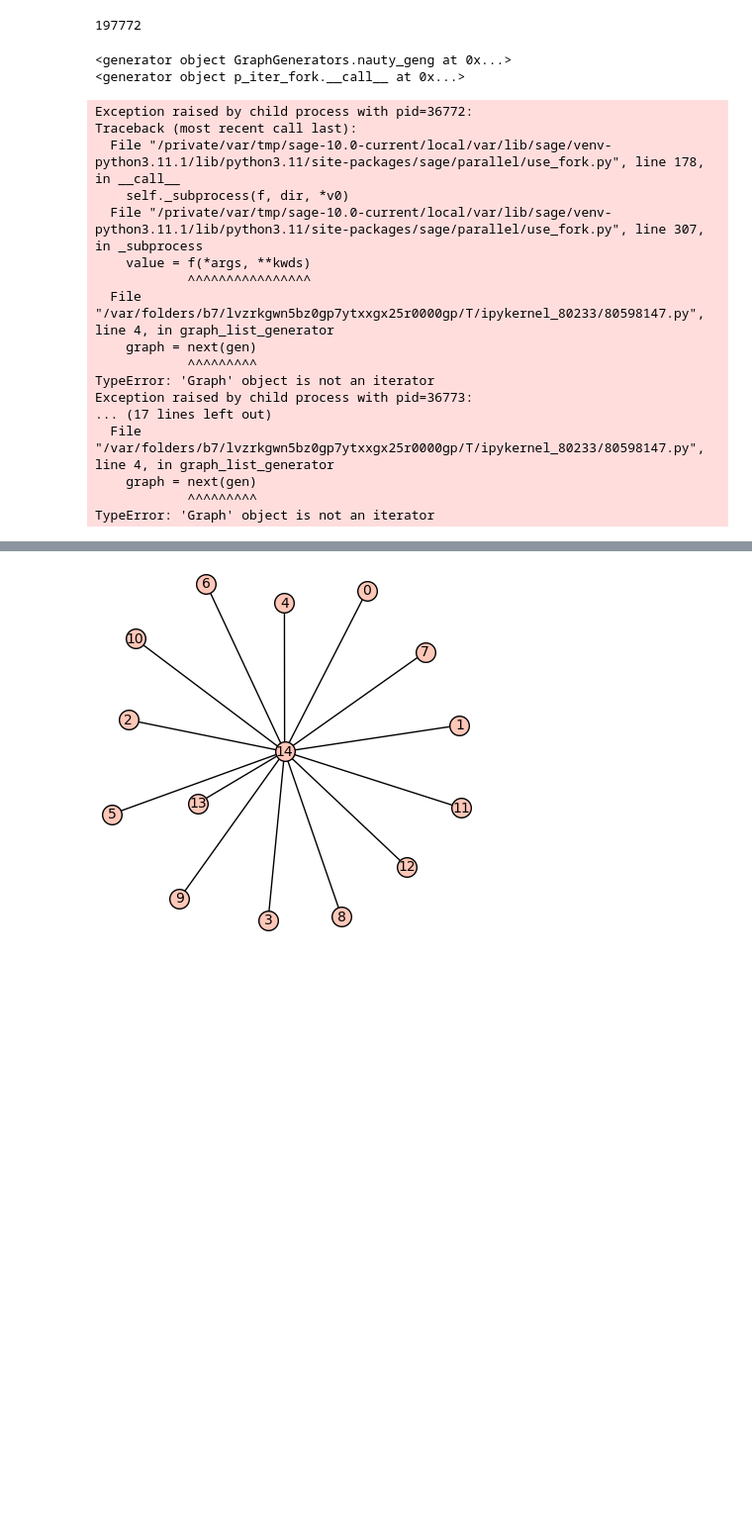
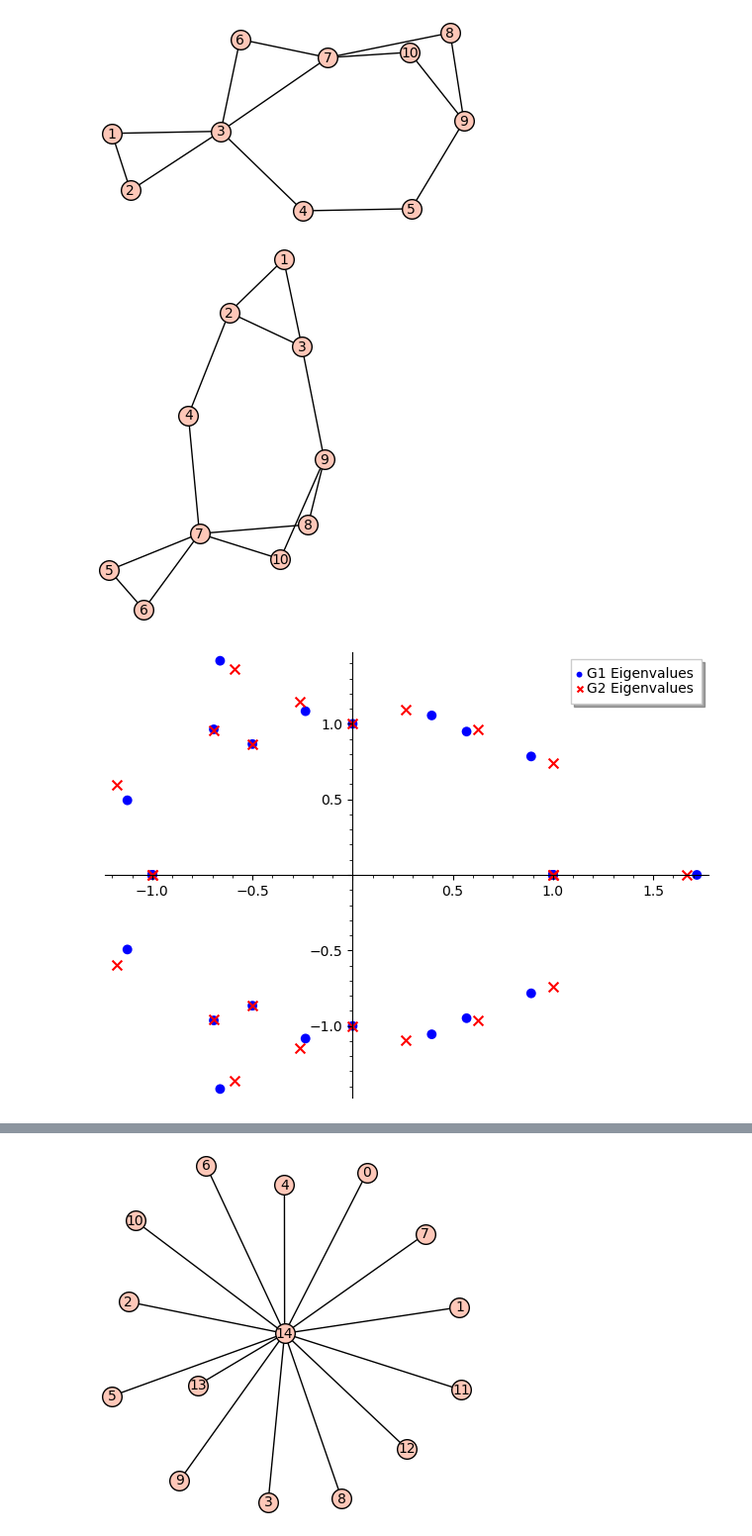
Before and after one commit to davizacheu/Spectral-Graph-Theory-Research, a Jupyter notebook: NB_Functions.ipynb, the cells around one changed output, grey strips where cells are left out. Shown at 99% size. Saved outputs shown, nothing was run; the diff lists cells and outputs as text; code cells hidden in the pictures; blank space fills up the shorter version.

Commit message:
Added cells to the notebook and python scripts to testing sage and jax code

```diff
--- a/NB_Functions.ipynb
+++ b/NB_Functions.ipynb
@@ -302,9 +272,0 @@ print(len(list))
-# %%
-'''
-Most optimal way to find cospectral graphs
-'''
-gen = graphs.nauty_geng("9 -c -d2")
-list = populate_list_in_parallel(gen, 4)
-print(len(list))
-# %% [output]
-197772
@@ -315,27 +272,0 @@ list = sage.parallel.multiprocessing_sage.parallel_iter(4, graph_list, [((gen,),
-# %%
-gen = graphs.nauty_geng("4 -c -d2")
-print(gen)
-list = graph_list(gen)
-print(list)
-for x in list:
-    pass
-# %% [output]
-<generator object GraphGenerators.nauty_geng at 0x...>
-<generator object p_iter_fork.__call__ at 0x...>
-Exception raised by child process with pid=36772:
-Traceback (most recent call last):
-  File "/private/var/tmp/sage-10.0-current/local/var/lib/sage/venv-python3.11.1/lib/python3.11/site-packages/sage/parallel/use_fork.py", line 178, in __call__
-    self._subprocess(f, dir, *v0)
-  File "/private/var/tmp/sage-10.0-current/local/var/lib/sage/venv-python3.11.1/lib/python3.11/site-packages/sage/parallel/use_fork.py", line 307, in _subprocess
-    value = f(*args, **kwds)
-            ^^^^^^^^^^^^^^^^
-  File "/var/folders/b7/lvzrkgwn5bz0gp7ytxxgx25r0000gp/T/ipykernel_80233/80598147.py", line 4, in graph_list_generator
-    graph = next(gen)
-            ^^^^^^^^^
-TypeError: 'Graph' object is not an iterator
-Exception raised by child process with pid=36773:
-... (17 lines left out)
-  File "/var/folders/b7/lvzrkgwn5bz0gp7ytxxgx25r0000gp/T/ipykernel_80233/80598147.py", line 4, in graph_list_generator
-    graph = next(gen)
-            ^^^^^^^^^
-TypeError: 'Graph' object is not an iterator
@@ -343,0 +273,43 @@ print(len(list))
+# %%
+# Define the graph
+# Create a graph object
+G1 = Graph()
+
+# Add the edges based on the image
+edges1 = [(1, 2), (1, 3), (2,3), (3,4), (3,6), (3,7), (4,5), (5,9), (6,7), (7,8), (7,12), (8,9), (9, 10), (9, 12), (9, 11), (10,11)]
+G1.add_edges(edges1)
+# show(G1)
+
+edges2 = [(1, 2), (1, 3), (2,3), (2,4), (3,9), (4,7), (5,6), (5,7), (6,7), (7,8), (7,10), (7,11), (7, 12), (8,9), (9,10), (11, 12)]
+G2 = Graph(edges2)
+# show(G2)
+
+eigvals1 = trans_prob_matrix_nb(G1).eigenvalues()
+eigvals2 = trans_prob_matrix_nb(G2).eigenvalues()
+# Plot the eigenvalues for comparison
+p1 = list_plot(eigvals1, color='blue', marker='o', size=50, legend_label='G1 Eigenvalues')
+p2 = list_plot(eigvals2, color='red', marker='x', size=50, legend_label='G2 Eigenvalues')
+
+# Combine plots and show
+# (p1 + p2).show(legend_loc='upper right')
+
+edges1_reduced =  [(1, 2), (1, 3), (2,3), (3,4), (3,6), (3,7), (4,5), (5,9), (6,7), (7,8), (7,10), (8,9), (9, 10)]
+G1_reduced = Graph(edges1_reduced)
+show(G1_reduced)
+
+edges2_reduced = [(1, 2), (1, 3), (2,3), (2,4), (3,9), (4,7), (5,6), (5,7), (6,7), (7,8), (7,10), (8,9), (9,10)]
+G2_reduced = Graph(edges2_reduced)
+show(G2_reduced)
+eigvals1_reduced = edge_adjacency_nb_matrix(G1_reduced).eigenvalues()
+
+eigvals2_reduced = edge_adjacency_nb_matrix(G2_reduced).eigenvalues()
+
+p1 = list_plot(eigvals1_reduced, color='blue', marker='o', size=50, legend_label='G1 Eigenvalues')
+p2 = list_plot(eigvals2_reduced, color='red', marker='x', size=50, legend_label='G2 Eigenvalues')
+
+# Combine plots and show
+(p1 + p2).show(legend_loc='upper right')
+# %% [output]
+[figure, added]
+[figure, added]
+[figure, added]
```
Also changed, not shown: parts of 21 cells of this notebook, 2 other files.
